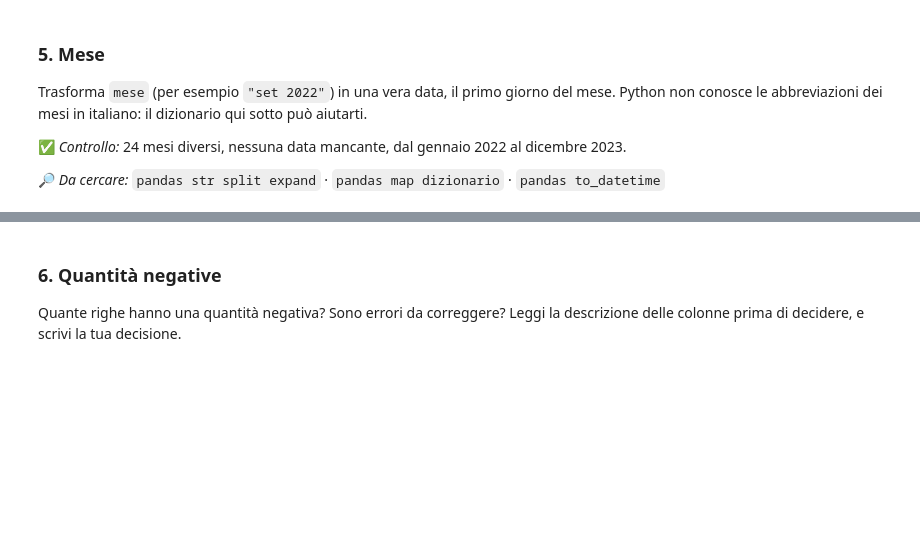
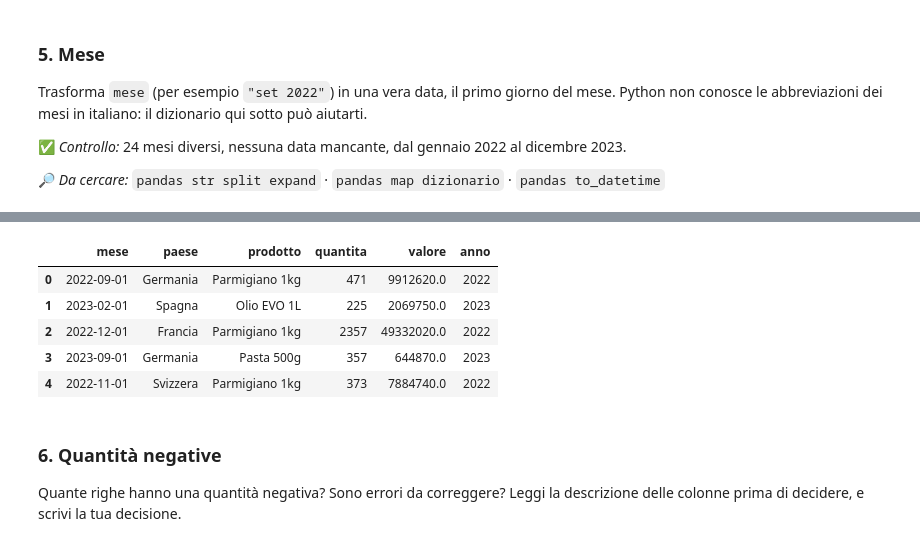
Before and after one commit to wUdinese/SIMA2026, a Jupyter notebook: esercitazioni/E04_pulizia/E04_task.ipynb, the cells around one changed output, grey strips where cells are left out. Cells and saved outputs as stored; diff of their text form; code cells hidden in the pictures; blank space fills up the shorter version.

```diff
--- a/esercitazioni/E04_pulizia/E04_task.ipynb
+++ b/esercitazioni/E04_pulizia/E04_task.ipynb
@@ -160,4 +160,14 @@ Trasforma `valore` in numero (euro). Prima conta quante celle contengono solo un
 
 ✅ *Controllo:* tanti valori mancanti quanti erano i trattini (9), e il primo valore della tabella è un numero con i decimali giusti.
 # %%
-# scrivi qui il tuo codice
+# 1. Puliamo la stringa rimuovendo '€', i punti delle migliaia e sostituendo la virgola con il punto decimale
+valore_pulito = ex["valore"].astype(str).str.replace("€", "", regex=False).str.replace(".", "", regex=False).str.replace(",", ".", regex=False).str.strip()
+
+# 2. Convertiamo la colonna in numero (float). I trattini '-' diventeranno automaticamente NaN
+ex["valore"] = pd.to_numeric(valore_pulito, errors='coerce')
+
+# Verifichiamo il tipo di dato ottenuto e le prime righe
+print(ex["valore"].dtype)
+display(ex.head())
+
+ex.info()
@@ -176,3 +231,16 @@ mesi = {"gen": 1, "feb": 2, "mar": 3, "apr": 4, "mag": 5, "giu": 6,
+# %%
+# Estraiamo l'anno dalla colonna 'mese' che è già in formato data
+ex["anno"] = ex["mese"].dt.year
+
+# Visualizziamo le prime righe per verificare la nuova colonna
+display(ex.head())
+# %% [output]
+|  | mese | paese | prodotto | quantita | valore | anno |
+| 0 | 2022-09-01 | Germania | Parmigiano 1kg | 471 | 9912620.0 | 2022 |
+| 1 | 2023-02-01 | Spagna | Olio EVO 1L | 225 | 2069750.0 | 2023 |
+| 2 | 2022-12-01 | Francia | Parmigiano 1kg | 2357 | 49332020.0 | 2022 |
+| 3 | 2023-09-01 | Germania | Pasta 500g | 357 | 644870.0 | 2023 |
+| 4 | 2022-11-01 | Svizzera | Parmigiano 1kg | 373 | 7884740.0 | 2022 |
 # %% [markdown]
 ### 6. Quantità negative
 
```
Also changed, not shown: parts of 9 cells of this notebook.
